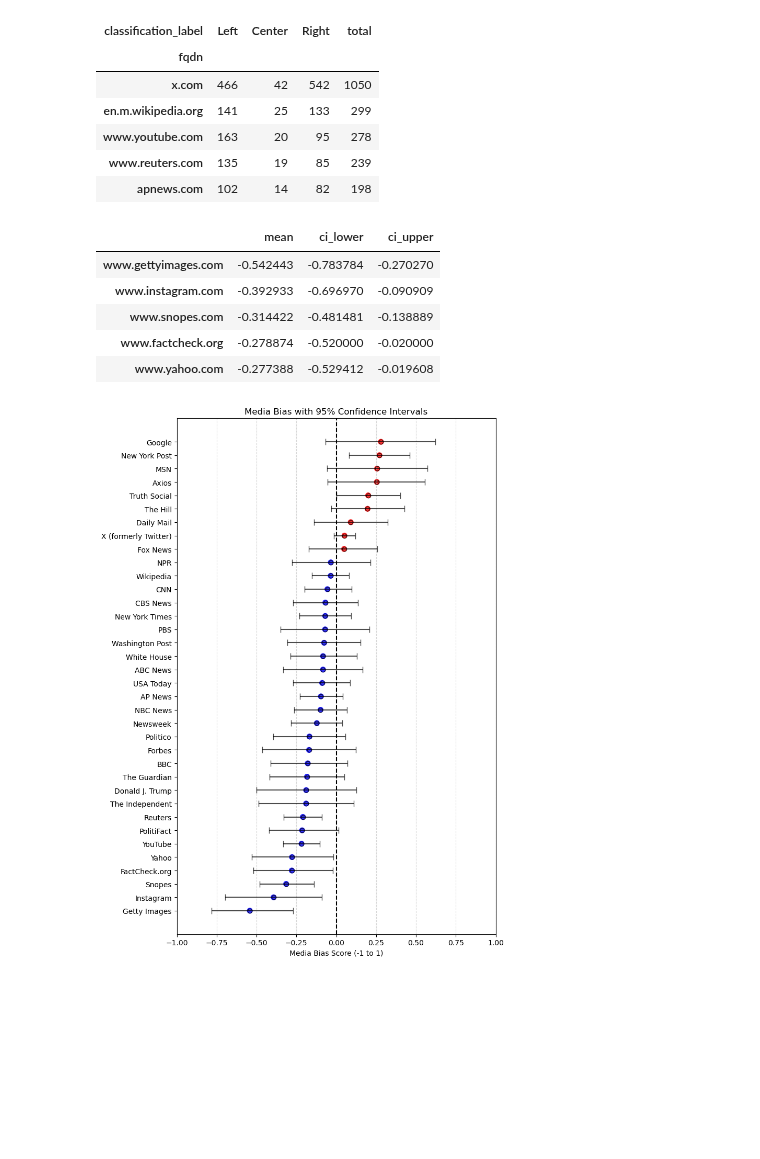
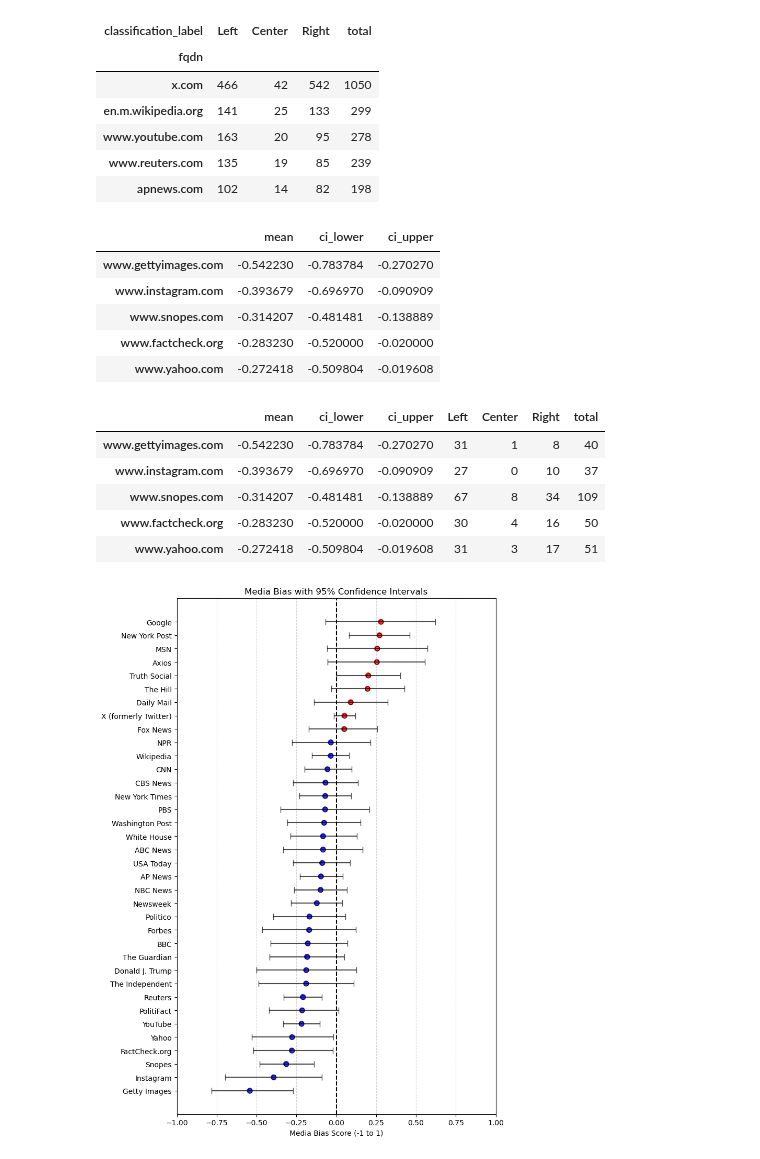
Before and after one commit to kminesaki/CommunityNotes-CiteNet, a Jupyter notebook: notebook/3_factuality_bias.ipynb, the cells around one changed output. Cells and saved outputs as stored; diff of their text form; code cells hidden in the pictures; blank space fills up the shorter version.

```diff
--- a/notebook/3_factuality_bias.ipynb
+++ b/notebook/3_factuality_bias.ipynb
@@ -227,0 +219,6 @@ data.head()
+# %%
+data = pd.read_csv("../data/processed/notes_2024_fqdn_selected_with_classification.csv")
+data["fqdn_replaced"] = data["fqdn_replaced"].apply(ast.literal_eval)
+data["fqdn_selected"] = data["fqdn_selected"].apply(ast.literal_eval)
+data["fqdn"] = data["fqdn"].apply(ast.literal_eval)
+data.head()
@@ -303,11 +307,22 @@ results = results.sort_values("mean")
 results.head()
 # %% [output]
 |  | mean | ci_lower | ci_upper |
-| www.gettyimages.com | -0.542443 | -0.783784 | -0.270270 |
-| www.instagram.com | -0.392933 | -0.696970 | -0.090909 |
-| www.snopes.com | -0.314422 | -0.481481 | -0.138889 |
-| www.factcheck.org | -0.278874 | -0.520000 | -0.020000 |
-| www.yahoo.com | -0.277388 | -0.529412 | -0.019608 |
+| www.gettyimages.com | -0.542230 | -0.783784 | -0.270270 |
+| www.instagram.com | -0.393679 | -0.696970 | -0.090909 |
+| www.snopes.com | -0.314207 | -0.481481 | -0.138889 |
+| www.factcheck.org | -0.283230 | -0.520000 | -0.020000 |
+| www.yahoo.com | -0.272418 | -0.509804 | -0.019608 |
+# %%
+results = pd.concat([results, counts_media], axis=1)
+results.to_csv("../data/processed/media_bias_score.csv", index=True, header=True)
+results.head()
+# %% [output]
+|  | mean | ci_lower | ci_upper | Left | Center | Right | total |
+| www.gettyimages.com | -0.542230 | -0.783784 | -0.270270 | 31 | 1 | 8 | 40 |
+| www.instagram.com | -0.393679 | -0.696970 | -0.090909 | 27 | 0 | 10 | 37 |
+| www.snopes.com | -0.314207 | -0.481481 | -0.138889 | 67 | 8 | 34 | 109 |
+| www.factcheck.org | -0.283230 | -0.520000 | -0.020000 | 30 | 4 | 16 | 50 |
+| www.yahoo.com | -0.272418 | -0.509804 | -0.019608 | 31 | 3 | 17 | 51 |
 # %%
 results.index = results.index.map(domain_to_name)
 
```
Also changed, not shown: parts of 3 cells of this notebook.
